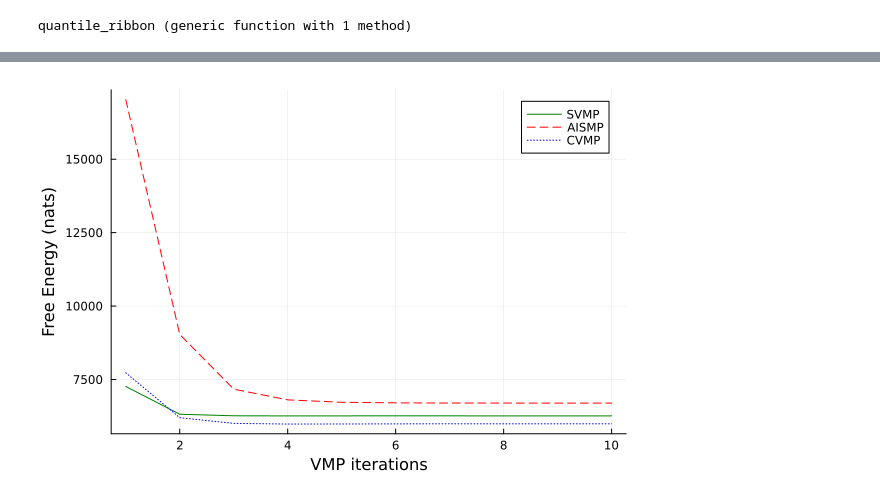
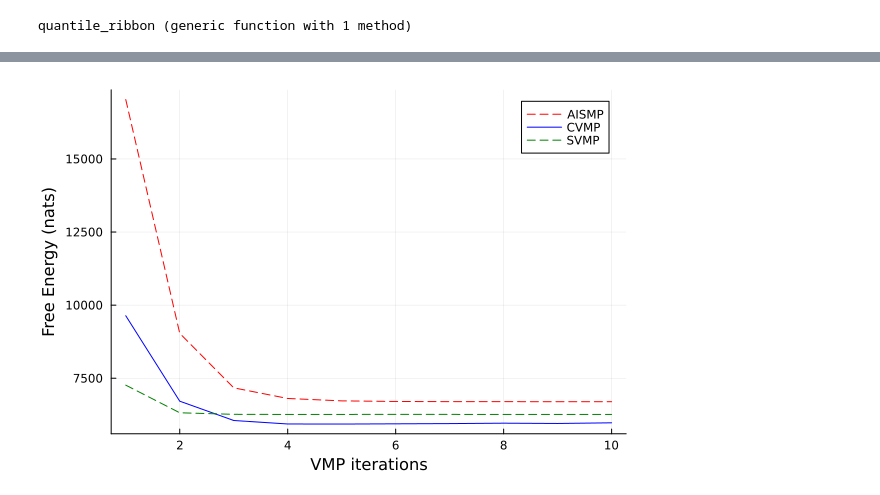
Before and after one commit to biaslab/CVMP, a Jupyter notebook: demos/generate_plots/generate_sunspot_plots.ipynb, the cells around one changed output, grey strips where cells are left out. Cells and saved outputs as stored; diff of their text form; code cells hidden in the pictures.

```diff
--- a/demos/generate_plots/generate_sunspot_plots.ipynb
+++ b/demos/generate_plots/generate_sunspot_plots.ipynb
@@ -22,15 +22,15 @@ not_rounded = map((s) -> s[2], select_1945_2020)
 observations = map((s) -> round(s[2]), select_1945_2020);
 
 # to check that matched with Semih
-cvi = readdlm("../estimations/cvi_sunspot_results.csv")
-cvmp = readdlm("../estimations/cvmp_sunspot_results.csv")
+svmp = readdlm("../estimations/cvi_sunspot_results.csv")
+cvmp = readdlm("../estimations/cvmp_accurate_sunspot_results.csv")
 aismp = readdlm("../estimations/ais_mp_sunspot_results.csv")
 nuts = readdlm("../estimations/nuts_sunspot_results.csv");
 
 inference_results = [
     aismp,
     cvmp,
-    cvi,
+    svmp,
     nuts
 ];
 
@@ -41,7 +41,7 @@ gammas = map(
 
 custom_colors = [:red, :blue, :green, :orange];
 algorithms = ["AISMP", "CVMP", "SVMP", "NUTS"];
-linestyles = [:dash, :solid, :dot, :dashdot];
+linestyles = [:dash, :solid, :dash, :dashdot];
 # %%
 gamma_estimation_plot = plot(title="Sunspot Recovery Comparison",
                        guidefontsize=14,
@@ -57,7 +57,7 @@ gamma_estimation_plot = plot(title="Sunspot Recovery Comparison",
 
 plot!(gamma_estimation_plot, not_rounded, color=:black, label="Hidden signal", linestyle=:dash, lw=2, size=(1000, 400))
 
-for (i, (algorithm, gamma, color, linestyle)) in enumerate(zip(algorithms, gammas, custom_colors, linestyles, 1:3))
+for (i, (algorithm, gamma, color, linestyle)) in enumerate(zip(algorithms, gammas, custom_colors, linestyles))
     lower, upper = zip(quantile_ribbon.(gammas[i])...) |> collect;
     lower, upper = [lower...], [upper...]
     plot!(gamma_estimation_plot, mean.(gammas[i]), ribbon=(lower, upper), label=algorithm, lw=2, size=(1000, 400), color=color, linestyle = linestyle, fillalpha=0.15)
@@ -67,5 +67,5 @@ for (i, (algorithm, gamma, color, linestyle)) in enumerate(zip(algorithms, gamma
     plot!(mean.(gamma), label=false, color=color, linestyle = linestyle)
 end
 
-estimation_plot
+gamma_estimation_plot
 # %% [output]
@@ -73,25 +72,0 @@ estimation_plot
-# %%
-custom_colors = [:green, :red, :blue]
-algorithms = ["SVMP", "AISMP", "CVMP"]
-data_list = [cvi, aismp, cvmp]
-linestyles = [:solid, :dash, :dot]
-
-estimation_plot = plot(title="Sunspot Recovery Comparison",
-                       guidefontsize=14,
-                       tickfontsize=12,
-                       legendfontsize=12,
-                       legend=:topright)
-
-scatter!(estimation_plot, observations, color=:black,
-         xtick=([1, 12, 23, 34, 45, 56, 67, 76], [1945, 1956, 1967, 1978, 1989, 2000, 2011, 2020]),
-         xlabel="Years", ylabel="Sunspots", label="Observations", left_margin=10Plots.mm, bottom_margin=5Plots.mm)
-
-for (i, (algorithm, data, color, linestyle)) in enumerate(zip(algorithms, data_list, custom_colors, linestyles))
-    plot!(estimation_plot, mean.(gammas[i]), ribbon=var.(gammas[i]), label=algorithm, lw=2, size=(1000, 400), color=color, linestyle = linestyle, fillalpha=0.15)
-end
-
-for (i, (algorithm, gamma, color, linestyle)) in enumerate(zip(algorithms, gammas, custom_colors, linestyles))
-    plot!(mean.(gamma), label=false, color=color, linestyle = linestyle)
-end
-
-estimation_plot
@@ -100,17 +73,17 @@ estimation_plot
 # %%
 # to check that matched with Semih
-cvi_fe = readdlm("../estimations/cvi_fe_sunspot_results.csv")
-cvmp_fe = readdlm("../estimations/cvmp_fe_sunspot_results.csv")
+svmp_fe = readdlm("../estimations/cvi_fe_sunspot_results.csv")
+cvmp_fe = readdlm("../estimations/cvmp_accurate_fe_sunspot_results.csv")
 aismp_fe = readdlm("../estimations/ais_mp_fe_results.csv")
-fe_list = [cvi_fe, aismp_fe, cvmp_fe,]
+fe_list = [aismp_fe, cvmp_fe, svmp_fe]
 
 
 fe_plot = plot(xlabel="VMP iterations", ylabel="Free Energy (nats)")
 
-for (i, (algorithm, data, color, linestyle)) in enumerate(zip(algorithms, fe_list, custom_colors, linestyles))
+for (i, (algorithm, data, color, linestyle)) in enumerate(zip(algorithms, fe_list, custom_colors, [:dash, :solid, :dash]))
     plot!(data[1, :], label=algorithm, color=color, linestyle = linestyle)
 end
 
 fe_plot
 # %% [output]
-[figure, old version]
+[figure, new version]
```
Also changed, not shown: parts of 4 cells of this notebook, 3 other files.
